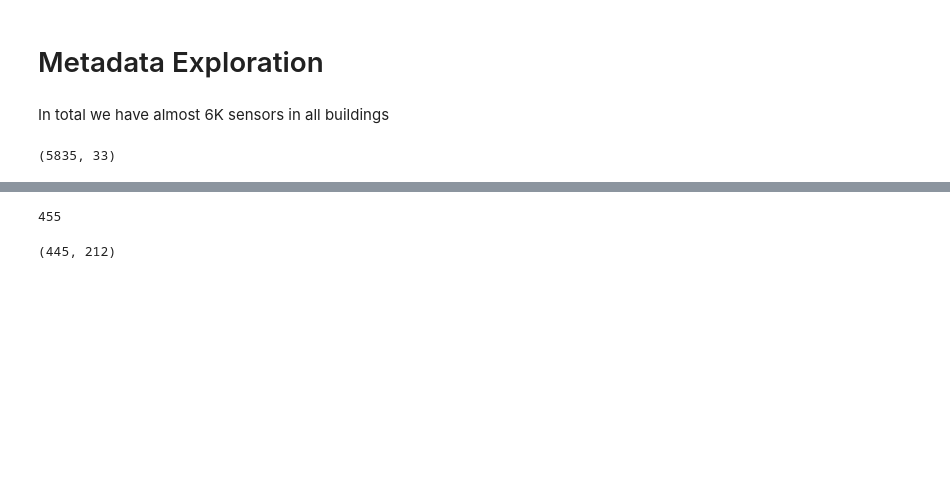
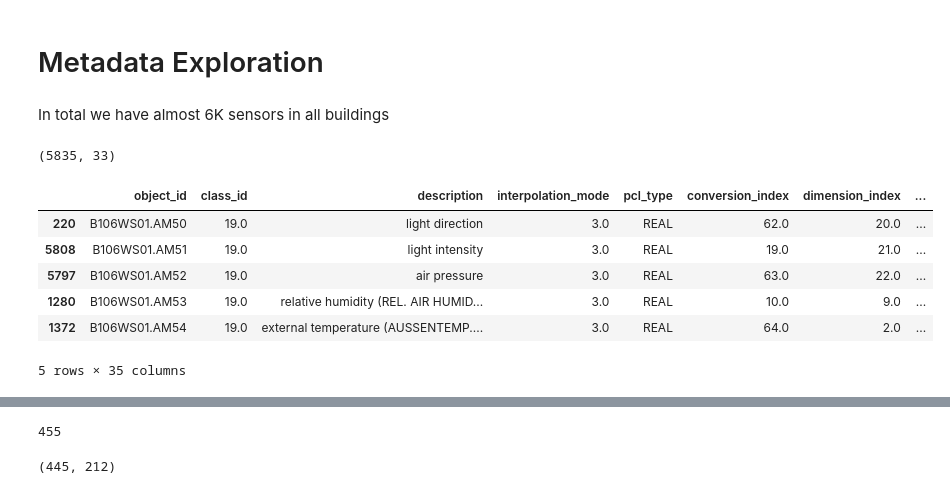
Before and after one commit to ferencberes/kaggle_elias_aifbo, a Jupyter notebook: FirstLook.ipynb, the cells around one changed output, grey strips where cells are left out. Drawn from its saved outputs; the diff is of its cells as text; code cells hidden in the pictures; blank space fills up the shorter version.

```diff
--- a/FirstLook.ipynb
+++ b/FirstLook.ipynb
@@ -19,3 +19,15 @@ metadata = pd.read_parquet(os.path.join(data_dir, "metadata.parquet"))
 print(metadata.shape)
 # %% [output]
 (5835, 33)
+# %%
+metadata['description_without_room'] = metadata.apply(lambda row: row['description'].replace(str(row['room']), '') if pd.notnull(row['room']) else row['description'], axis=1)
+metadata['short_description'] = metadata['description_without_room'].apply(lambda x: ' '.join(x.split(' ')[:2]))
+metadata.head()
+# %% [output]
+|  | object_id | class_id | description | interpolation_mode | pcl_type | conversion_index | dimension_index | ... |
+| 220 | B106WS01.AM50 | 19.0 | light direction | 3.0 | REAL | 62.0 | 20.0 | ... |
+| 5808 | B106WS01.AM51 | 19.0 | light intensity | 3.0 | REAL | 19.0 | 21.0 | ... |
+| 5797 | B106WS01.AM52 | 19.0 | air pressure | 3.0 | REAL | 63.0 | 22.0 | ... |
+| 1280 | B106WS01.AM53 | 19.0 | relative humidity (REL. AIR HUMID... | 3.0 | REAL | 10.0 | 9.0 | ... |
+| 1372 | B106WS01.AM54 | 19.0 | external temperature (AUSSENTEMP.... | 3.0 | REAL | 64.0 | 2.0 | ... |
+5 rows × 35 columns
```
Also changed, not shown: parts of 2 cells of this notebook, 2 other files.
